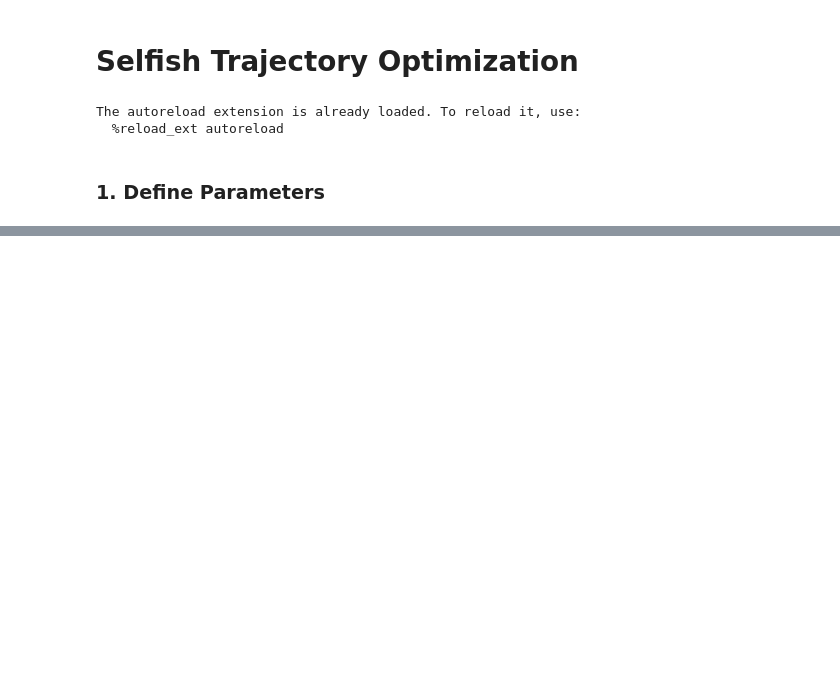
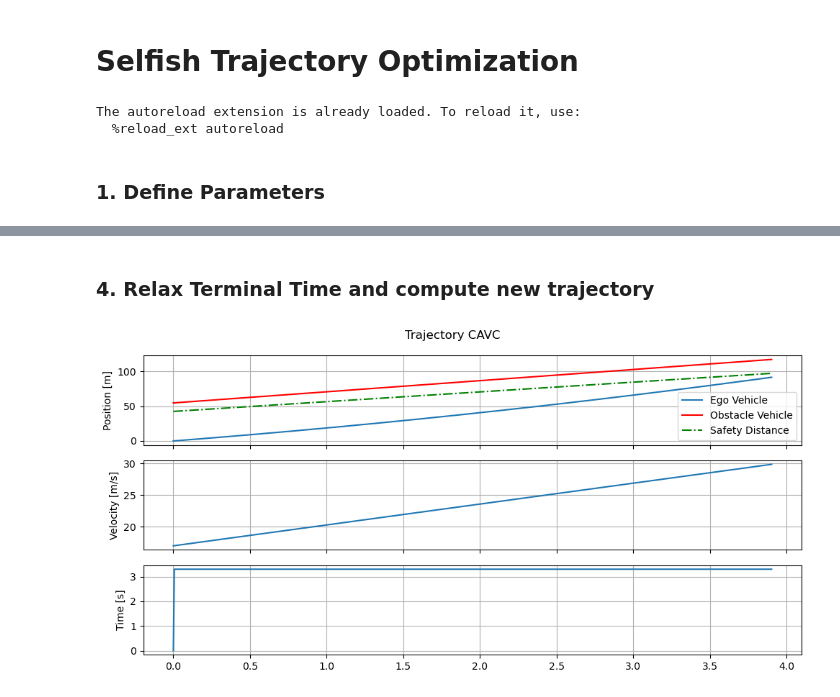
Before and after one commit to chaveza9/CAV-Game, a Jupyter notebook: examples/cav_c_selfish_trajectory.ipynb, the cells around one changed output, grey strips where cells are left out. Cells and saved outputs as stored; diff of their text form; code cells hidden in the pictures; blank space fills up the shorter version.

Commit message:
included maneuver time relaxation

```diff
--- a/examples/cav_c_selfish_trajectory.ipynb
+++ b/examples/cav_c_selfish_trajectory.ipynb
@@ -57,0 +44,8 @@ EXIT: Optimal Solution Found.
+# %% [markdown]
+### 4. Relax Terminal Time and compute new trajectory
+# %%
+# Extract previous terminal time
+tf = traj['t'][-1]
+traj = long_maneuver.relax_terminal_time(time=tf*1.1,obstacle=True)
+# %% [output]
+[figure, added]
```
Also changed, not shown: parts of 3 cells of this notebook, 2 other files.
